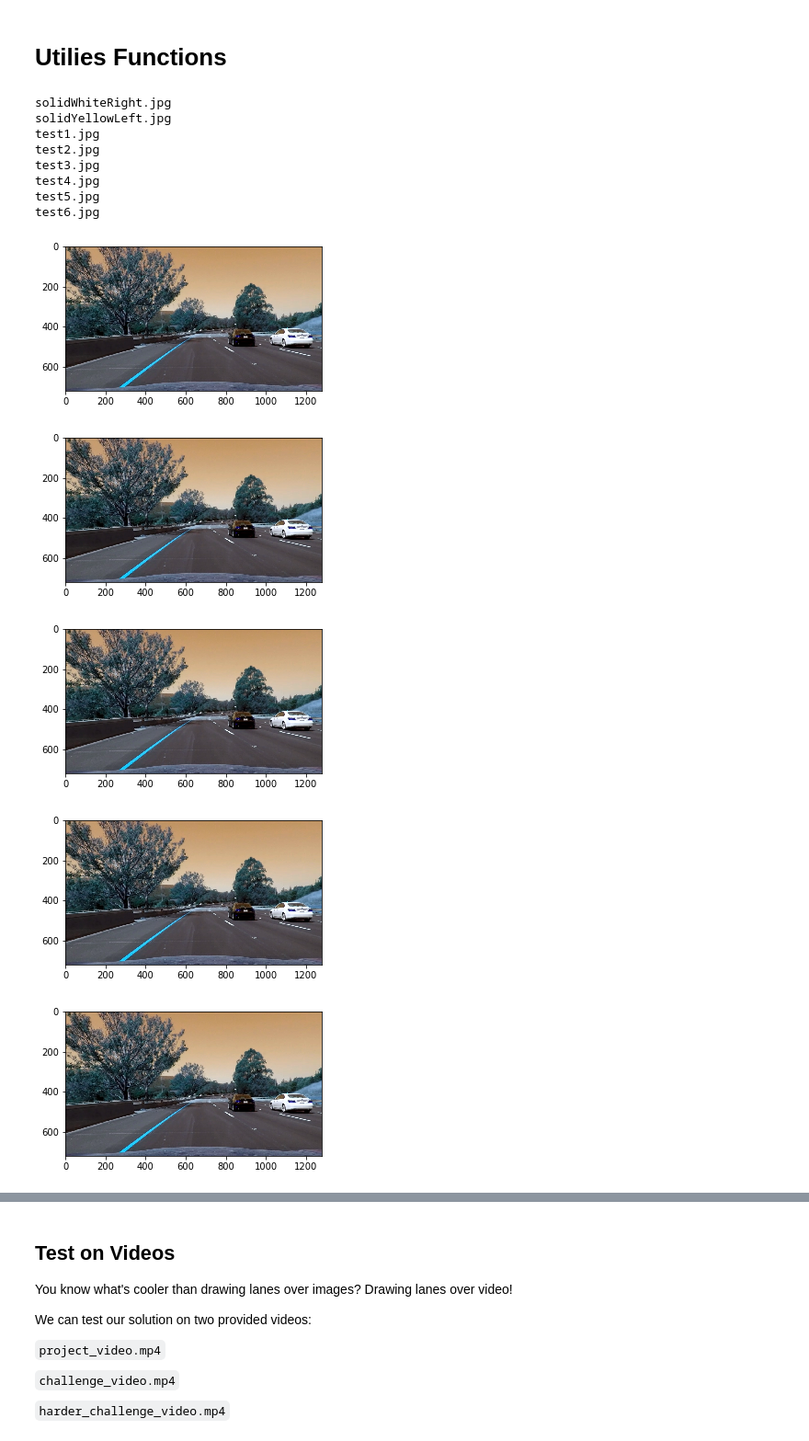
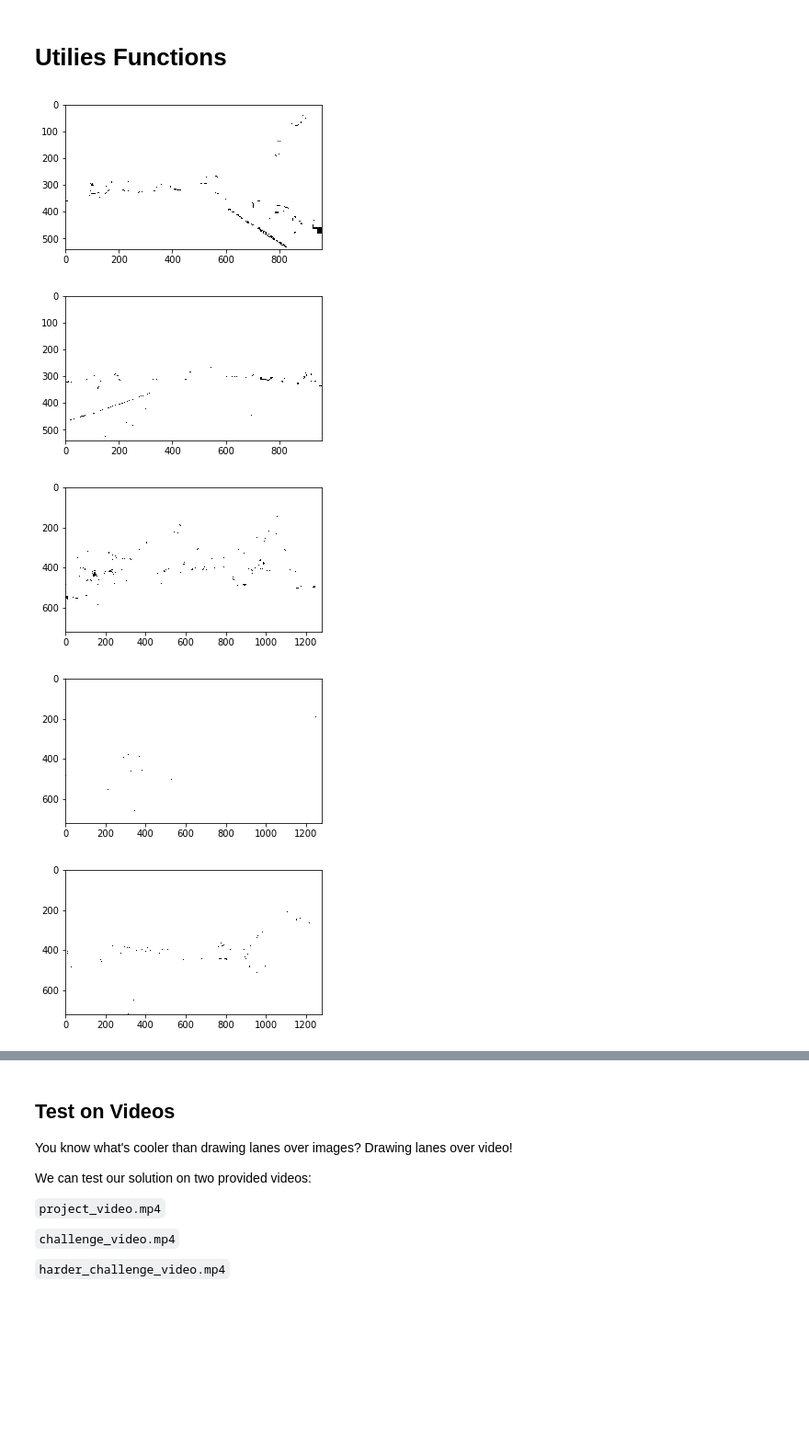
Before and after one commit to gothicmicky/MoocProjects, a Jupyter notebook: SelfDrivingCar/Term1/L15_AdvancedLaneFinding/CarNDp-Advanced-Lane-Lines-Sharon/p4_advanced_lane_finding.ipynb, the cells around one changed output, grey strips where cells are left out. Shown at 92% size. Drawn from its saved outputs; the diff is of its cells as text; code cells hidden in the pictures; blank space fills up the shorter version.

```diff
--- a/SelfDrivingCar/Term1/L15_AdvancedLaneFinding/CarNDp-Advanced-Lane-Lines-Sharon/p4_advanced_lane_finding.ipynb
+++ b/SelfDrivingCar/Term1/L15_AdvancedLaneFinding/CarNDp-Advanced-Lane-Lines-Sharon/p4_advanced_lane_finding.ipynb
@@ -44,7 +44,6 @@ def camera_calibration():
     # Step through the list and search for chessboard corners
     for idx, fname in enumerate(images):
         img = cv2.imread(fname)
-
         # Convert to grayscale
         gray = cv2.cvtColor(img, cv2.COLOR_BGR2GRAY)
 
@@ -73,7 +72,7 @@ def cal_undistort(img, mtx, dist):
     return undist
 
 # COLOR
-def abs_sobel_thresh(img, orient='x', thresh_min=0, thresh_max=0):
+def abs_sobel_thresh(img, orient='x', thresh=(0, 255)):
     # Convert to grayscale
     gray = cv2.cvtColor(img, cv2.COLOR_BGR2GRAY)
     # Apply x or y gradient with the OpenCV Sobel() function
@@ -88,10 +87,20 @@ def abs_sobel_thresh(img, orient='x', thresh_min=0, thresh_max=0):
     # Create a copy and apply the threshold
     binary_output = np.zeros_like(scaled_sobel)
     # Here I'm using inclusive (>=, <=) thresholds, but exclusive is ok too
-    binary_output[(scaled_sobel >= thresh_min) & (scaled_sobel <= thresh_max)] = 1
+    binary_output[(scaled_sobel >= thresh[0]) & (scaled_sobel <= thresh[1])] = 1
     plt.figure(figsize=(5,5))
     #plt.imshow(binary_output, cmap='gray')
     #print(binary_output)
+    return binary_output
+
+def hls_select(img, thresh=(0, 255)):
+    # 1) Convert to HLS color space
+    # 2) Apply a threshold to the S channel
+    # 3) Return a binary image of threshold result
+    hls = cv2.cvtColor(img, cv2.COLOR_BGR2HLS)
+    s_channel = hls[:,:,2]
+    binary_output = np.zeros_like(s_channel)
+    binary_output[(s_channel > thresh[0]) & (s_channel <= thresh[1])] = 1
     return binary_output
 
 # Save Images:
@@ -105,34 +114,25 @@ def save_images(image, fname, directory, isBinary = 'false'):
 mtx, dist = camera_calibration()
 # %%
 # Build the pipline
-def FindLaneLinesAdvanced(image, fname, mtx, dist, orient='x', thresh_min = 20, thresh_max = 20):
-    gray = cv2.cvtColor(img, cv2.COLOR_BGR2GRAY)
+def FindLaneLinesAdvanced(image, fname, mtx, dist, orient, gradient_thresh, hls_threash):
+    undist = cal_undistort(image, mtx, dist)
     save_images(undist, fname, 'output_images/2_distortion_corrected/')
-    grad_binary = abs_sobel_thresh(undist, orient='x', thresh_min=20, thresh_max=20)
+
+    grad_binary = abs_sobel_thresh(undist, orient, color_thresh)
     save_images(grad_binary, fname, 'output_images/3_color_transforms/', 'true')
+    hls_binary = hls_select(undist, thresh=(0, 255))
 
-    output = undist
-    return output
+    return hls_binary
 # %%
 # Test with test images
 for f in os.listdir("test_images/"):
     if not f.startswith('.'):
         image = cv2.imread('test_images/'+f)
-        output = FindLaneLinesAdvanced(image, f, mtx, dist, 'x', 0, 1)
-        print(f)
-        fiture()
+        output = FindLaneLinesAdvanced(image, f, mtx, dist, 'x', (20, 100))
         plt.imshow(output, cmap = 'gray')
 # %% [output]
-solidWhiteRight.jpg
-solidYellowLeft.jpg
-test1.jpg
-test2.jpg
-test3.jpg
-test4.jpg
-test5.jpg
-test6.jpg
-[figure, old version]
+[figure, new version]
-[figure, old version]
+[figure, new version]
-[figure, old version]
+[figure, new version]
-[figure, old version]
+[figure, new version]
-[figure, old version]
+[figure, new version]
```
Also changed, not shown: parts of 3 cells of this notebook, 1 other file.
